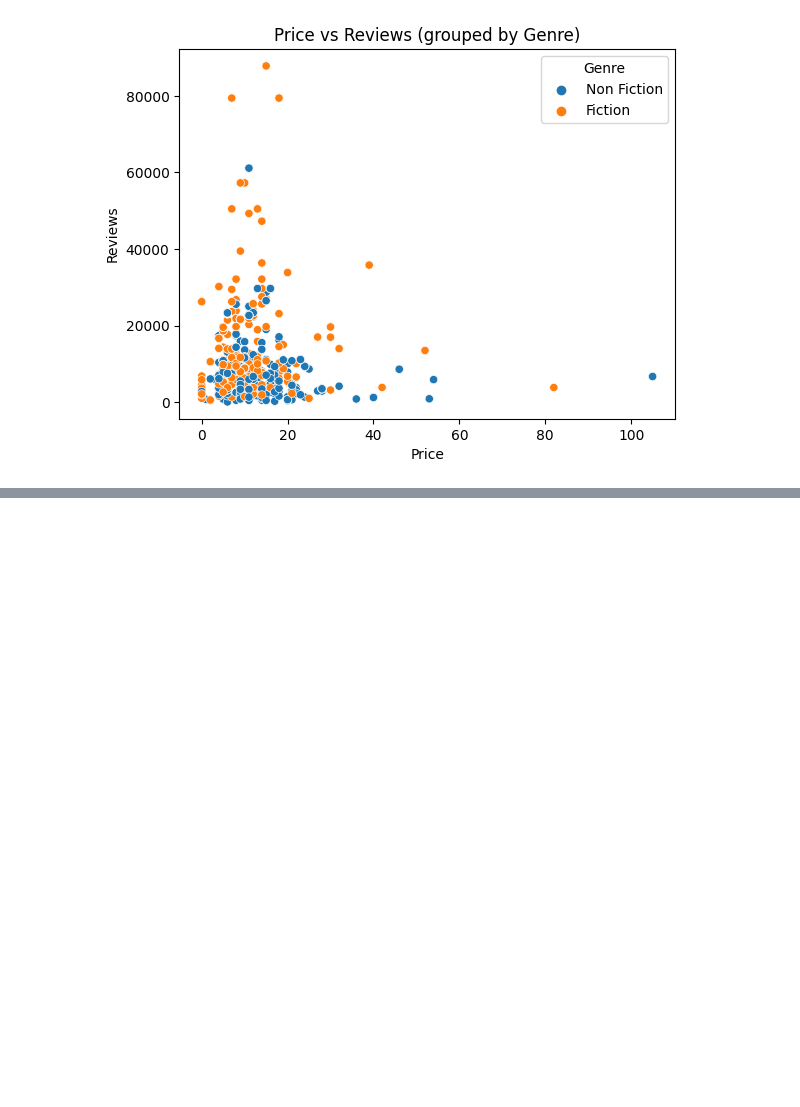
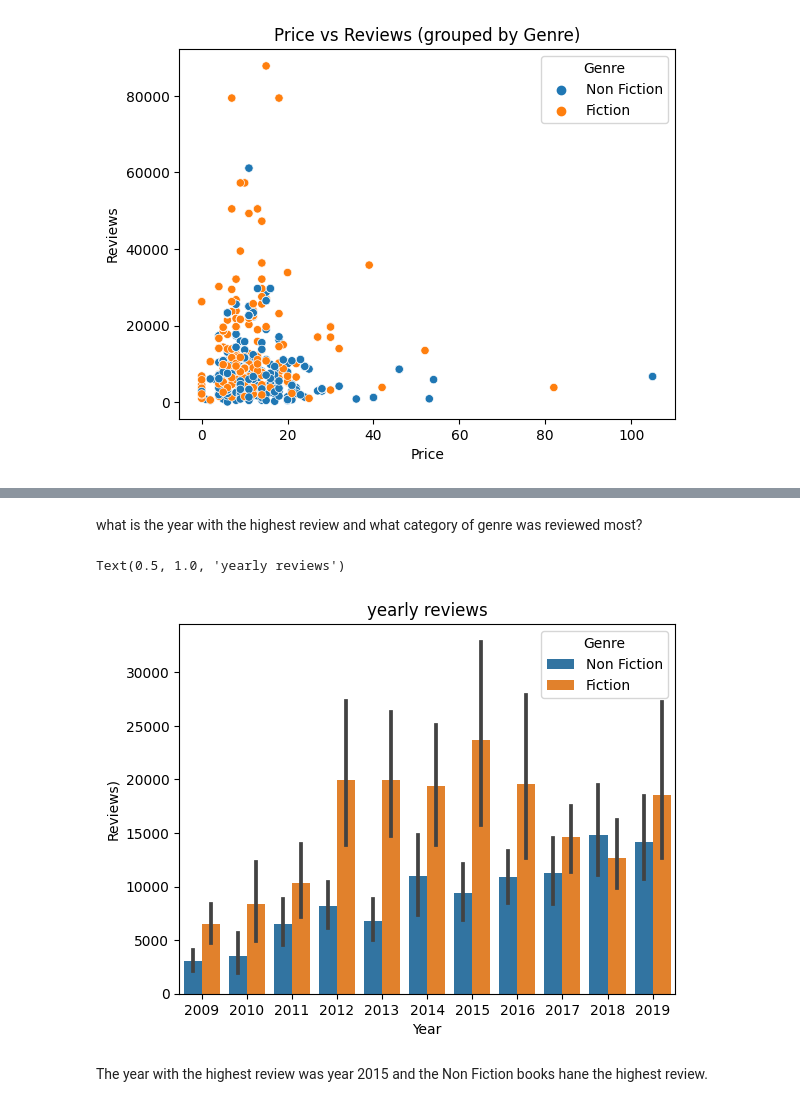
Before and after one commit to Oluyomy/Amazon_Bestselling_Reads-, a Jupyter notebook: bestsellers.ipynb, the cells around one changed output, grey strips where cells are left out. Drawn from its saved outputs; the diff is of its cells as text; code cells hidden in the pictures; blank space fills up the shorter version.

```diff
--- a/bestsellers.ipynb
+++ b/bestsellers.ipynb
@@ -170,0 +176,16 @@ plt.show()
+# %% [markdown]
+what is the year with the highest review and what category of genre was reviewed most?
+# %%
+#sns.histplot(ax=ax1, data=data, x=data["User Rating"], hue="Genre")
+#sns.boxenplot(ax=ax2, data=data, x = data["Year"], y=data["User Rating"])
+#sns.histplot(ax=ax3,  data=data, x=data["Price"],  kde=True, linewidth=0)
+#sns.lineplot(ax=ax4, data=data, x = data["Year"], y=data["User Rating"], hue="Genre")
+sns.barplot(data=df, x = df["Year"], y=df["Reviews"], hue="Genre")
+plt.xlabel('Year')
+plt.ylabel("Reviews)")
+plt. title('yearly reviews')
+# %% [output]
+Text(0.5, 1.0, 'yearly reviews')
+[figure, added]
+# %% [markdown]
+The year with the highest review was  year 2015 and the Non Fiction books hane the highest review.
```
Also changed, not shown: parts of 4 cells of this notebook, 1 other file.
